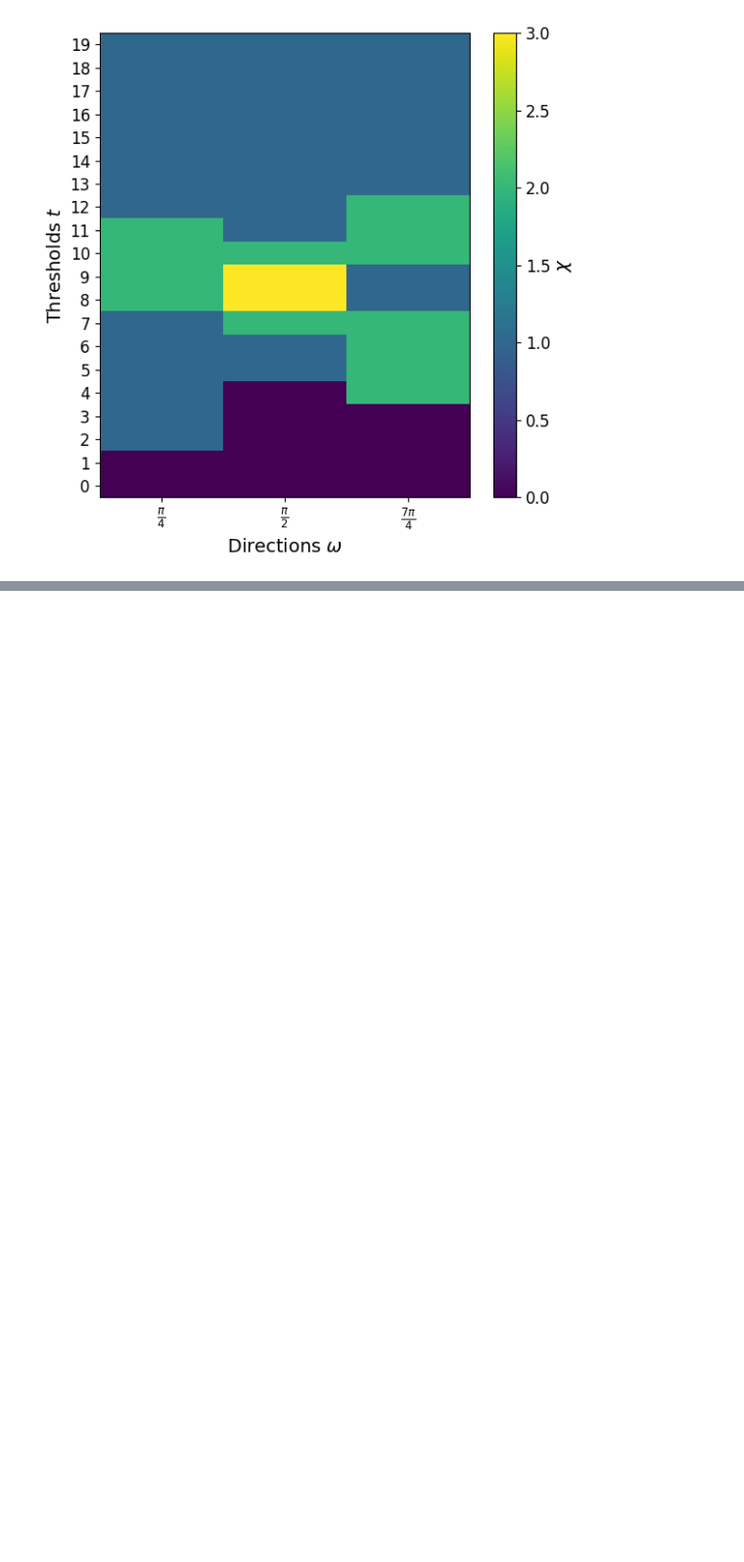
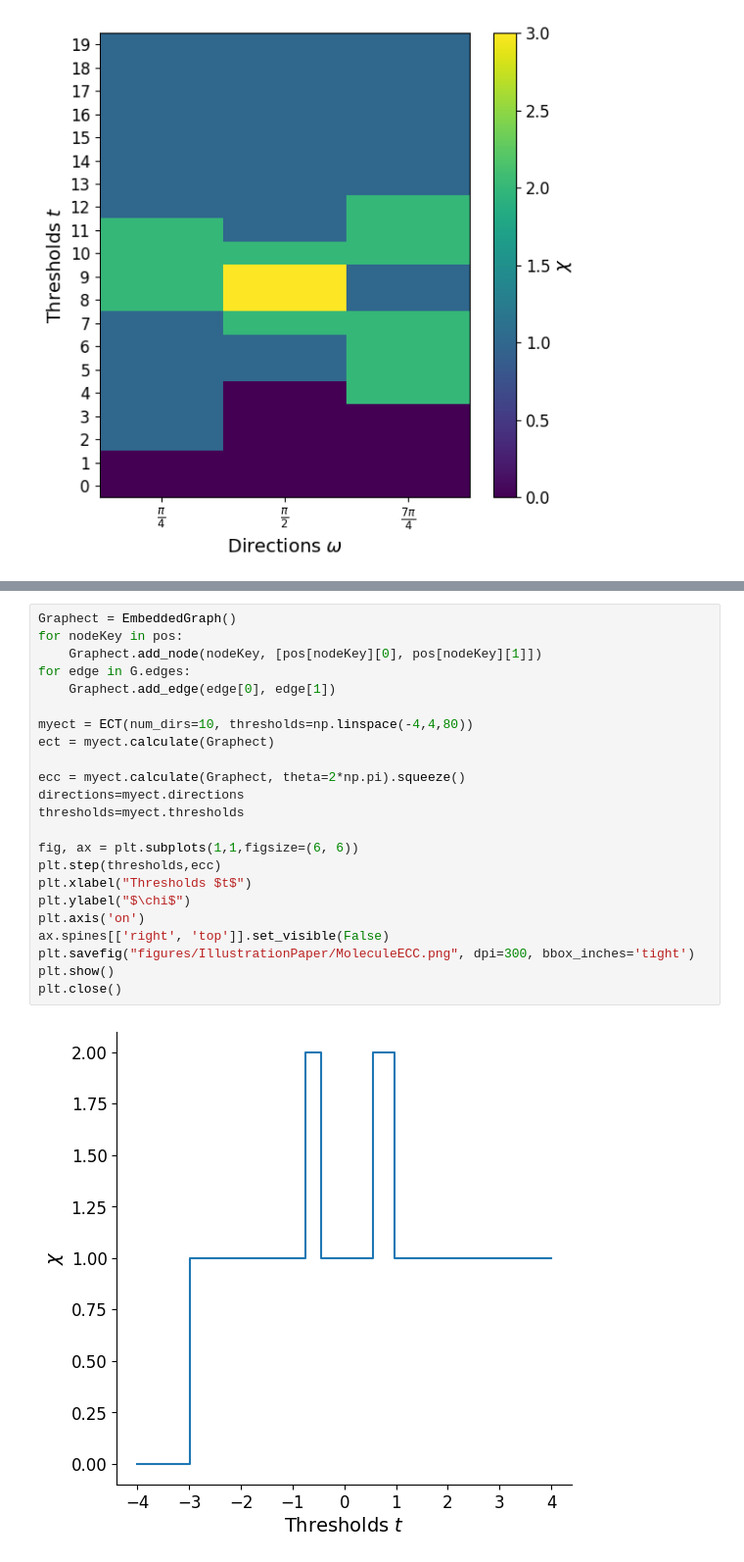
Before and after one commit to victosdur/ECTforMoleculeMachineLearningTask, a Jupyter notebook: FiguresIllustration.ipynb, the cells around one changed output, grey strips where cells are left out. Shown at 98% size. Drawn from its saved outputs; the diff is of its cells as text; blank space fills up the shorter version.

```diff
--- a/FiguresIllustration.ipynb
+++ b/FiguresIllustration.ipynb
@@ -202,0 +349,25 @@ print(myect.directions.vectors)
+# %%
+Graphect = EmbeddedGraph()
+for nodeKey in pos:
+    Graphect.add_node(nodeKey, [pos[nodeKey][0], pos[nodeKey][1]])
+for edge in G.edges:
+    Graphect.add_edge(edge[0], edge[1])
+
+myect = ECT(num_dirs=10, thresholds=np.linspace(-4,4,80))
+ect = myect.calculate(Graphect)
+
+ecc = myect.calculate(Graphect, theta=2*np.pi).squeeze()
+directions=myect.directions
+thresholds=myect.thresholds
+
+fig, ax = plt.subplots(1,1,figsize=(6, 6))
+plt.step(thresholds,ecc)
+plt.xlabel("Thresholds $t$")
+plt.ylabel("$\chi$")
+plt.axis('on')
+ax.spines[['right', 'top']].set_visible(False)
+plt.savefig("figures/IllustrationPaper/MoleculeECC.png", dpi=300, bbox_inches='tight')
+plt.show()
+plt.close()
+# %% [output]
+[figure, added]
```
Also changed, not shown: parts of 11 cells of this notebook, 8 other files.
